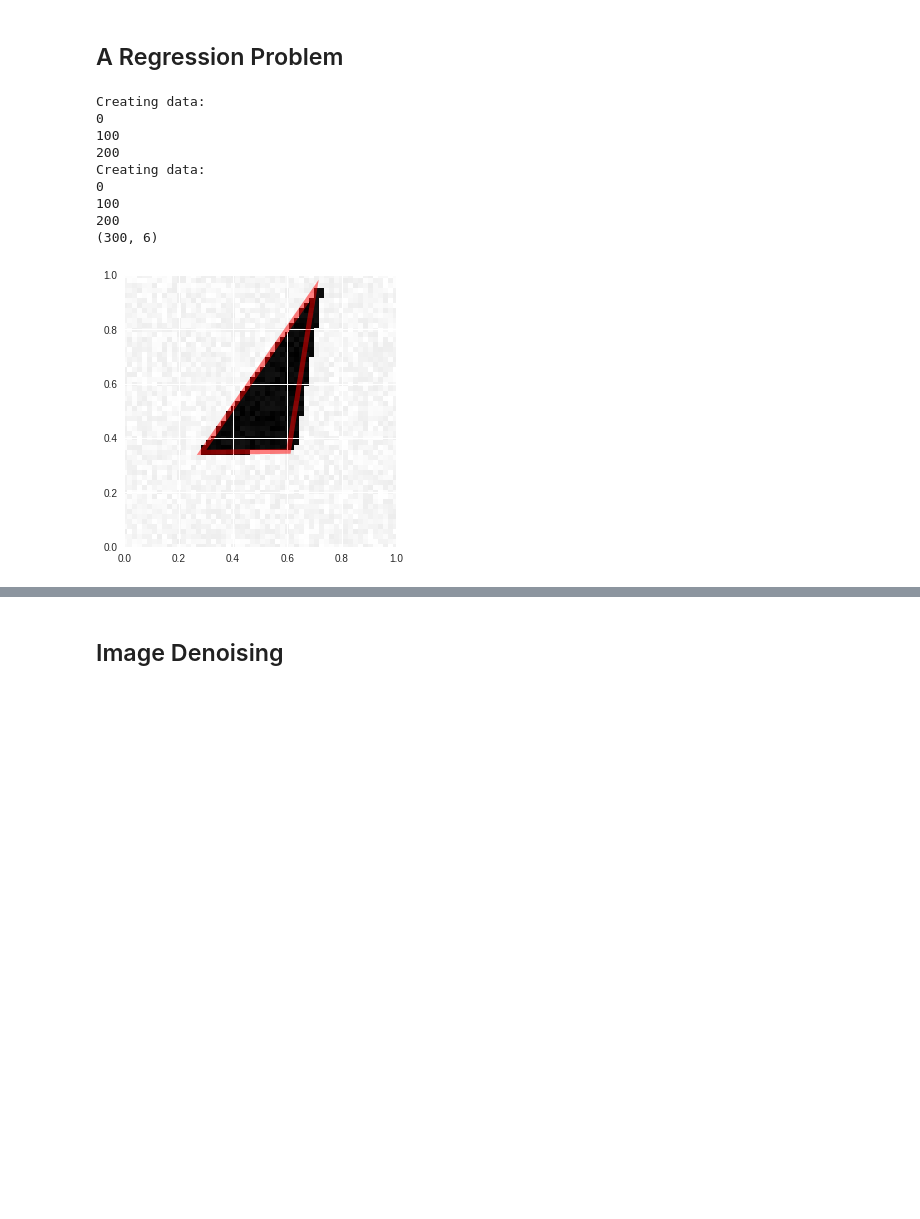
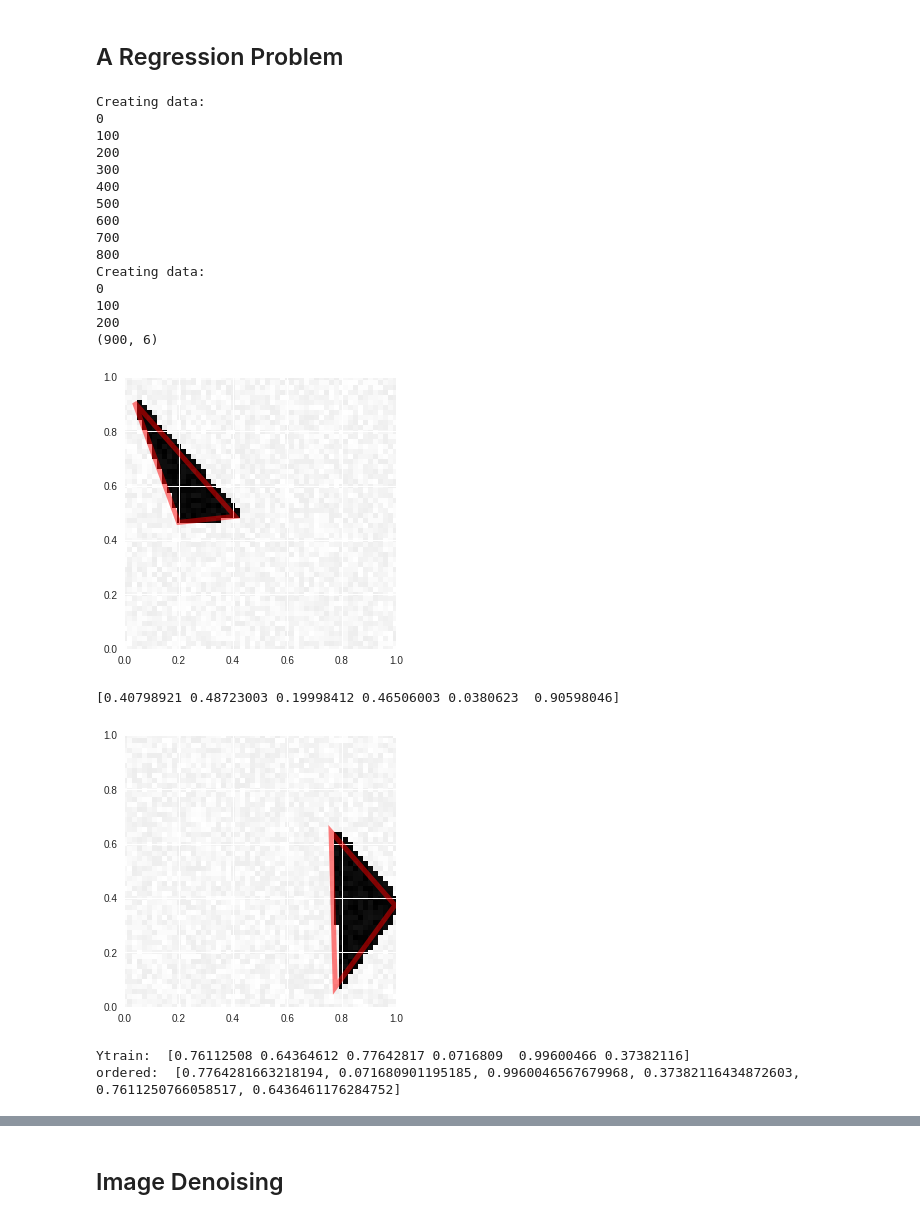
Before and after one commit to AmineKheldouni/Deep-Learning, a Jupyter notebook: MP1 - DNN classification, regression & image denoising/TP1_Deep_Learning.ipynb, the cells around one changed output, grey strips where cells are left out. Drawn from its saved outputs; the diff is of its cells as text; code cells hidden in the pictures; blank space fills up the shorter version.

Commit message:
Solve regression mistake in NN model for triangle edges detection

```diff
--- a/MP1 - DNN classification, regression & image denoising/TP1_Deep_Learning.ipynb
+++ b/MP1 - DNN classification, regression & image denoising/TP1_Deep_Learning.ipynb
@@ -417,7 +417,8 @@ cnn_model.evaluate(X_test, Y_test)
 # %% [markdown]
 ## A Regression Problem
 # %%
-[X_train, Y_train] = generate_dataset_regression(300, 20)
+nb_samples = 900
+[X_train, Y_train] = generate_dataset_regression(nb_samples, 20)
 [X_test, Y_test] = generate_test_set_regression()
 print(Y_train.shape)
 # %% [output]
@@ -425,13 +426,55 @@ Creating data:
 0
 100
 200
+300
+400
+500
+600
+700
+800
 Creating data:
 0
 100
 200
-(300, 6)
+(900, 6)
 # %%
 visualize_prediction(X_train[0], Y_train[0])
+print(Y_train[0])
 # %% [output]
-[figure, old version]
+[figure, new version]
+[0.40798921 0.48723003 0.19998412 0.46506003 0.0380623  0.90598046]
+# %%
+def order(y):
+  theta1 = np.arctan(y[1]/y[0])
+  theta2 = np.arctan(y[3]/y[2])
+  theta3 = np.arctan(y[5]/y[4])
+  angles = [theta1, theta2, theta3]
+  listX = [y[0], y[2], y[4]]
+  listY = [y[1], y[3], y[5]]
+  idx = np.argsort(angles)
+  result = []
+  for i in idx:
+    result.append(listX[i])
+    result.append(listY[i])
+  return result
+
+# def order(Y):
+#   listX = np.array([Y[0],Y[2],Y[4]])
+#   listY = np.array([Y[1], Y[3],Y[5]])
+#   idx = np.argsort(listX)
+#   result = []
+#   for i in idx:
+#     result.append(listX[i])
+#     result.append(listY[i])
+#   return np.array(result)
+
+
+
+visualize_prediction(X_train[10], Y_train[10])
+print("Ytrain: ", Y_train[10])
+print("ordered: ", order(Y_train[10]))
+# %% [output]
+[figure, added]
+Ytrain:  [0.76112508 0.64364612 0.77642817 0.0716809  0.99600466 0.37382116]
+ordered:  [0.7764281663218194, 0.071680901195185, 0.9960046567679968, 0.37382116434872603, 0.7611250766058517, 0.6436461176284752]
 # %%
```
Also changed, not shown: parts of 6 cells of this notebook.
